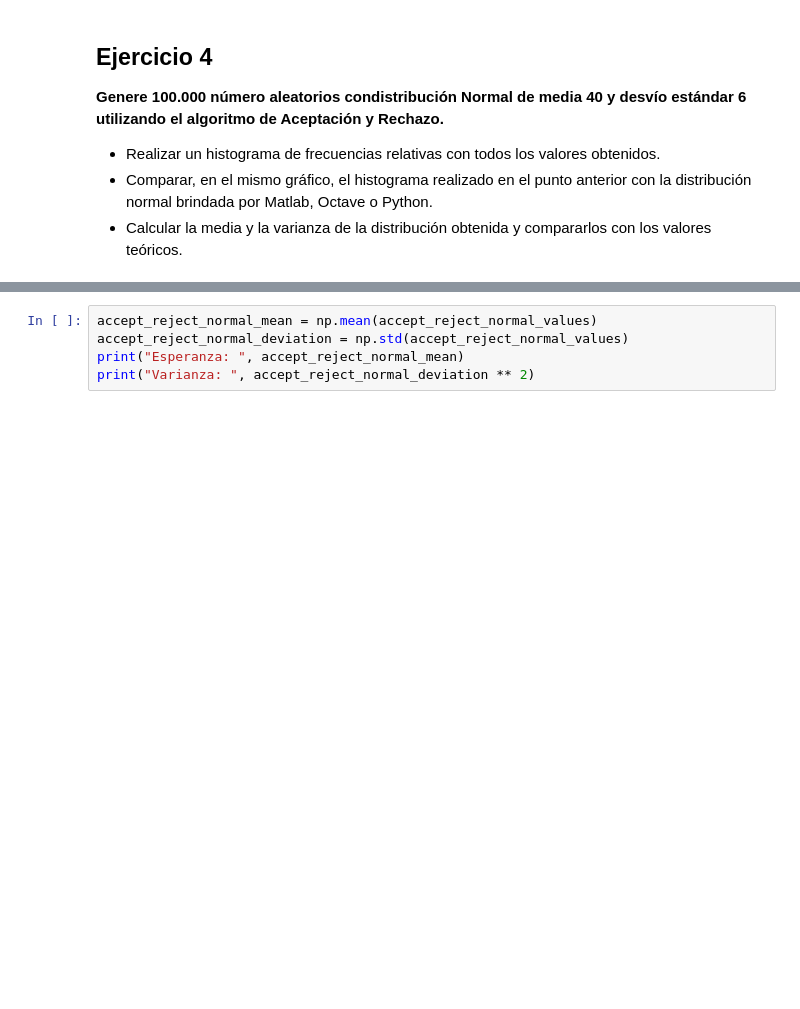
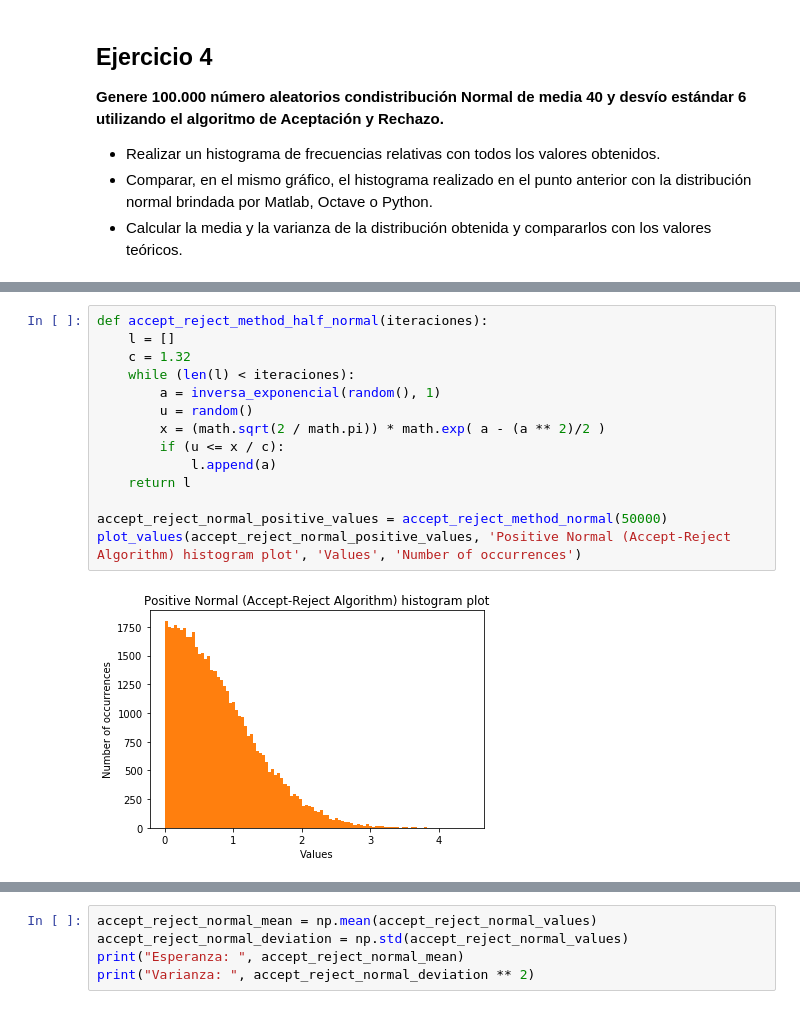
Before and after one commit to tomasaccini/TP1-Simulacion, a Jupyter notebook: TP1.ipynb, the cells around one changed output, grey strips where cells are left out. Saved outputs shown, nothing was run; the diff lists cells and outputs as text; blank space fills up the shorter version.

```diff
--- a/TP1.ipynb
+++ b/TP1.ipynb
@@ -143,3 +147,19 @@ Del punto anterior, podemos decir que conocemos una distribución normal estanda
 3- Generamos un número al azar entre 0 y 1 que lo llamaremos u
 
 4- Si u <= X(a)/c*Y(a) entonces a es el valor generado, sino volvemos a 2
+# %%
+def accept_reject_method_half_normal(iteraciones):
+    l = []
+    c = 1.32
+    while (len(l) < iteraciones):
+        a = inversa_exponencial(random(), 1)
+        u = random()
+        x = (math.sqrt(2 / math.pi)) * math.exp( a - (a ** 2)/2 )
+        if (u <= x / c):
+            l.append(a)
+    return l
+
+accept_reject_normal_positive_values = accept_reject_method_normal(50000)
+plot_values(accept_reject_normal_positive_values, 'Positive Normal (Accept-Reject Algorithm) histogram plot', 'Values', 'Number of occurrences')
+# %% [output]
+[figure, added]
```
Also changed, not shown: parts of 13 cells of this notebook.
